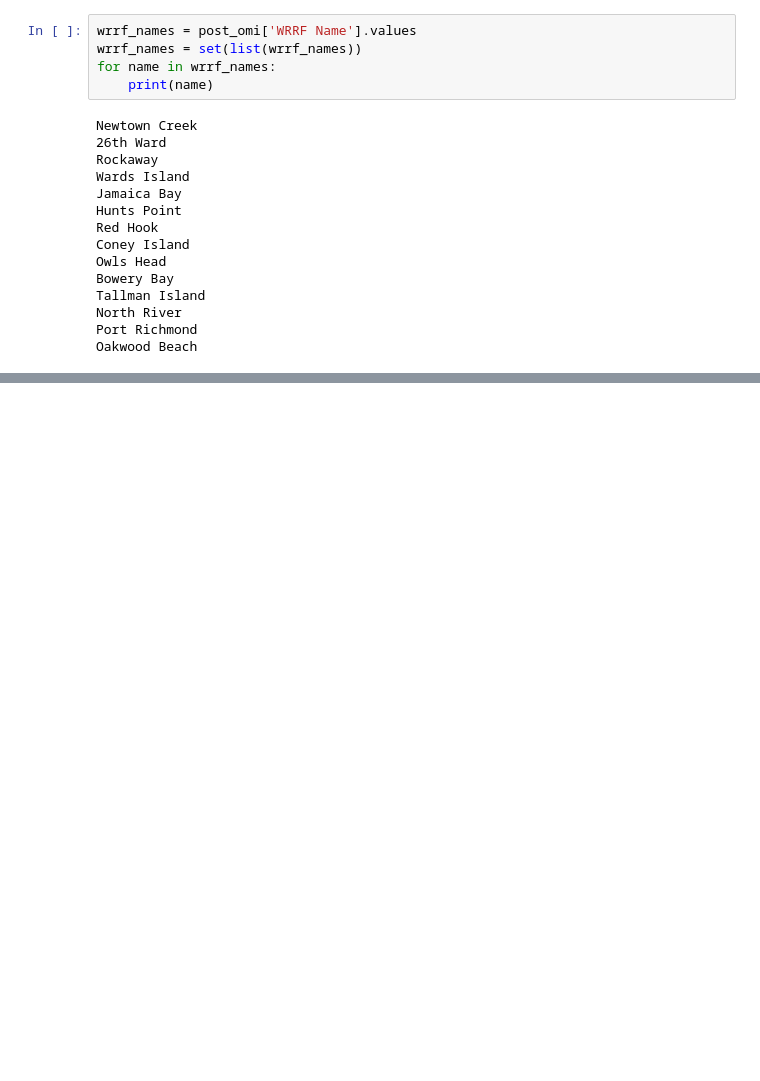
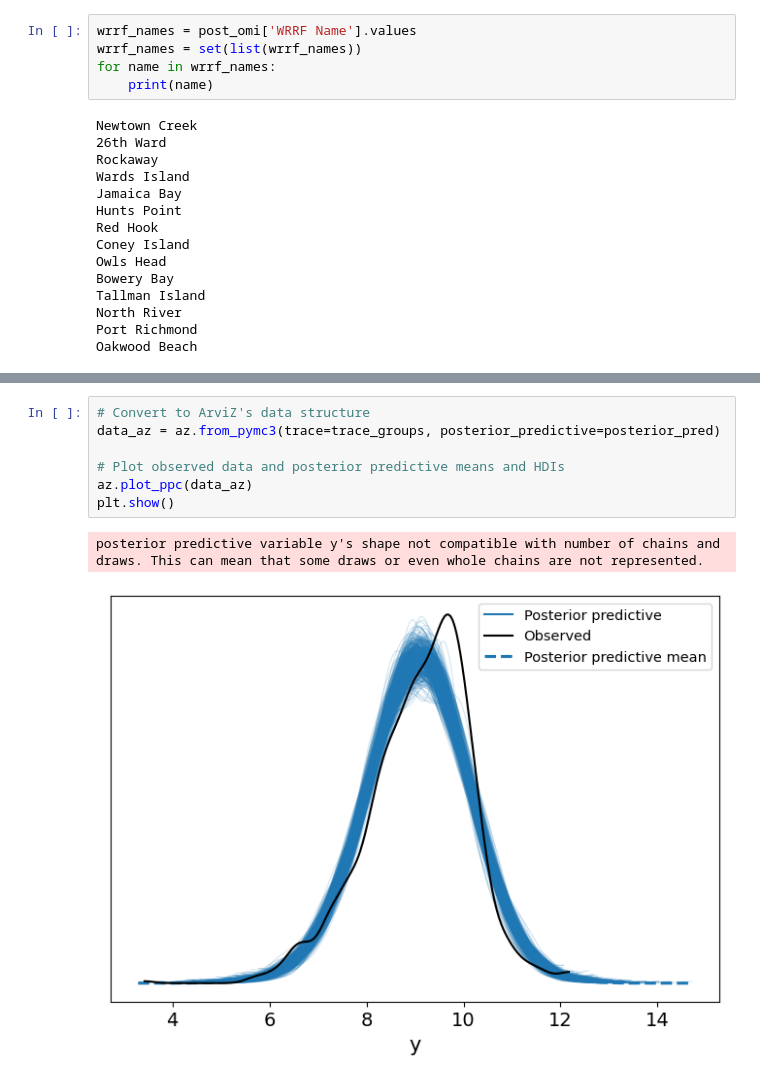
Before and after one commit to Lou-Hines/Covid_Wastewater_and_Schools, a Jupyter notebook: Bayesian_Modelling_Pre-_and_Post-Omicron.ipynb, the cells around one changed output, grey strips where cells are left out. Cells and saved outputs as stored; diff of their text form; blank space fills up the shorter version.

```diff
--- a/Bayesian_Modelling_Pre-_and_Post-Omicron.ipynb
+++ b/Bayesian_Modelling_Pre-_and_Post-Omicron.ipynb
@@ -221,0 +250,10 @@ ww_gaussian
+# %%
+# Convert to ArviZ's data structure
+data_az = az.from_pymc3(trace=trace_groups, posterior_predictive=posterior_pred)
+
+# Plot observed data and posterior predictive means and HDIs
+az.plot_ppc(data_az)
+plt.show()
+# %% [output]
+posterior predictive variable y's shape not compatible with number of chains and draws. This can mean that some draws or even whole chains are not represented.
+[figure, added]
```
Also changed, not shown: parts of 9 cells of this notebook.
